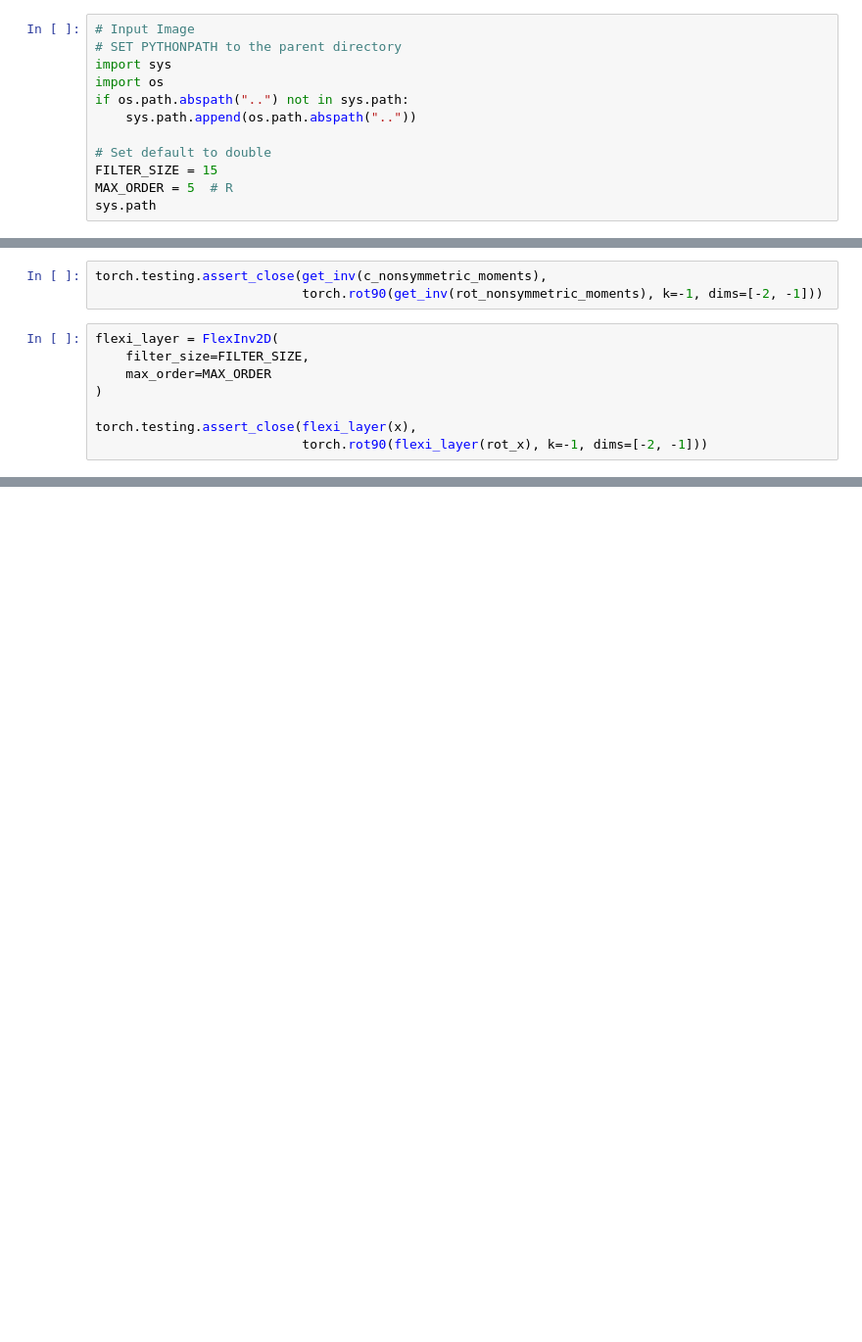
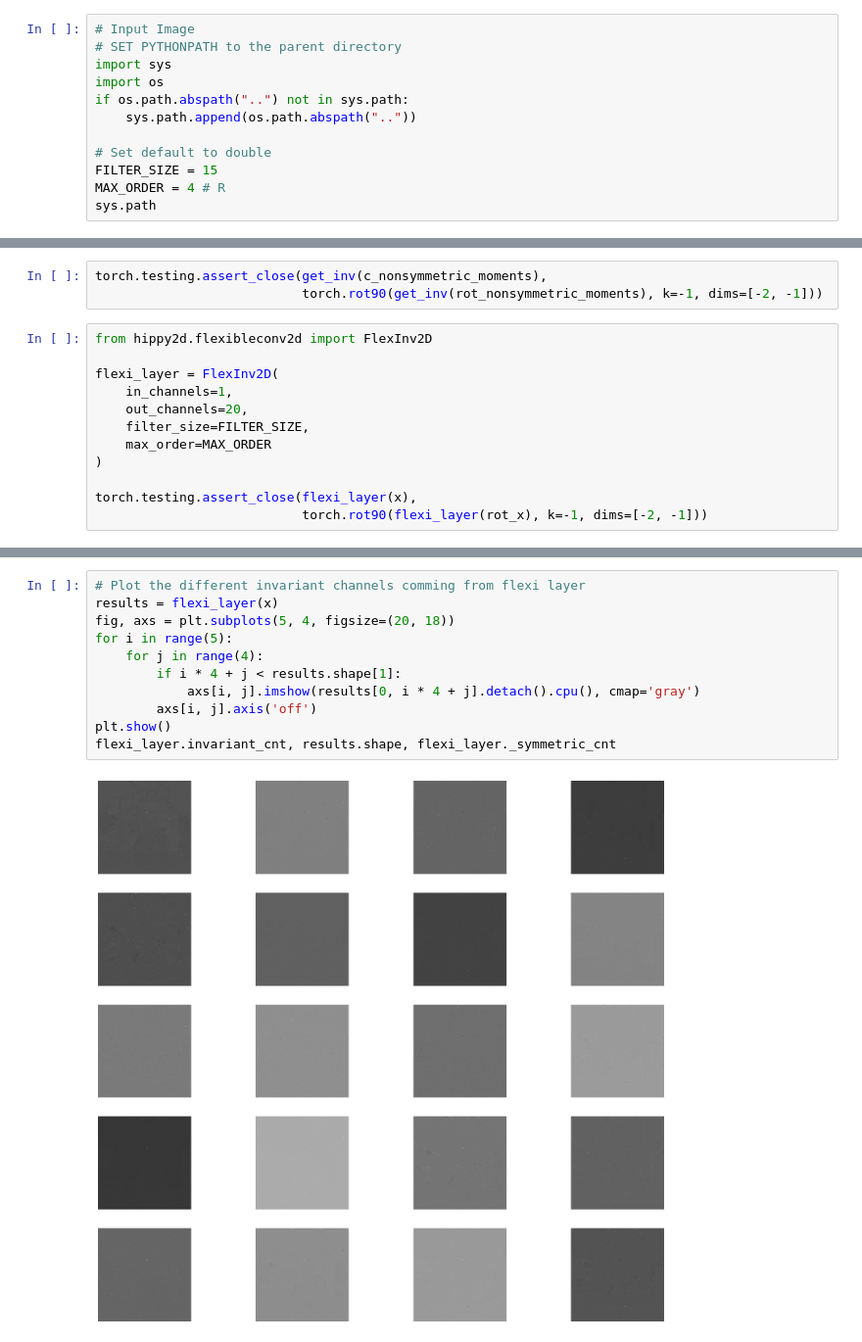
Before and after one commit to karellat/rotation-invariant-neural-networks, a Jupyter notebook: hippy2d/notebooks/10_flexible.ipynb, the cells around one changed output, grey strips where cells are left out. Shown at 98% size. Drawn from its saved outputs; the diff is of its cells as text; blank space fills up the shorter version.

Commit message:
Flexible Complex monomials

```diff
--- a/hippy2d/notebooks/10_flexible.ipynb
+++ b/hippy2d/notebooks/10_flexible.ipynb
@@ -8,7 +8,7 @@ if os.path.abspath("..") not in sys.path:
 
 # Set default to double
 FILTER_SIZE = 15
-MAX_ORDER = 5  # R
+MAX_ORDER = 4 # R
 sys.path
 # %% [output]
 ['/Users/karella/.conda/envs/hippy2d/lib/python311.zip',
@@ -242,7 +186,11 @@ torch.testing.assert_close(one_one(c_nonsymmetric_moments), inv[:, 1, 1])
 torch.testing.assert_close(get_inv(c_nonsymmetric_moments),
                            torch.rot90(get_inv(rot_nonsymmetric_moments), k=-1, dims=[-2, -1]))
 # %%
+from hippy2d.flexibleconv2d import FlexInv2D
+
 flexi_layer = FlexInv2D(
+    in_channels=1,
+    out_channels=20,
     filter_size=FILTER_SIZE,
     max_order=MAX_ORDER
 )
@@ -251,0 +204,13 @@ torch.testing.assert_close(flexi_layer(x),
+# %%
+# Plot the different invariant channels comming from flexi layer
+results = flexi_layer(x)
+fig, axs = plt.subplots(5, 4, figsize=(20, 18))
+for i in range(5):
+    for j in range(4):
+        if i * 4 + j < results.shape[1]:
+            axs[i, j].imshow(results[0, i * 4 + j].detach().cpu(), cmap='gray')
+        axs[i, j].axis('off')
+plt.show()
+flexi_layer.invariant_cnt, results.shape, flexi_layer._symmetric_cnt
+# %% [output]
+[figure, added]
```
Also changed, not shown: parts of 12 cells of this notebook, 4 other files.
